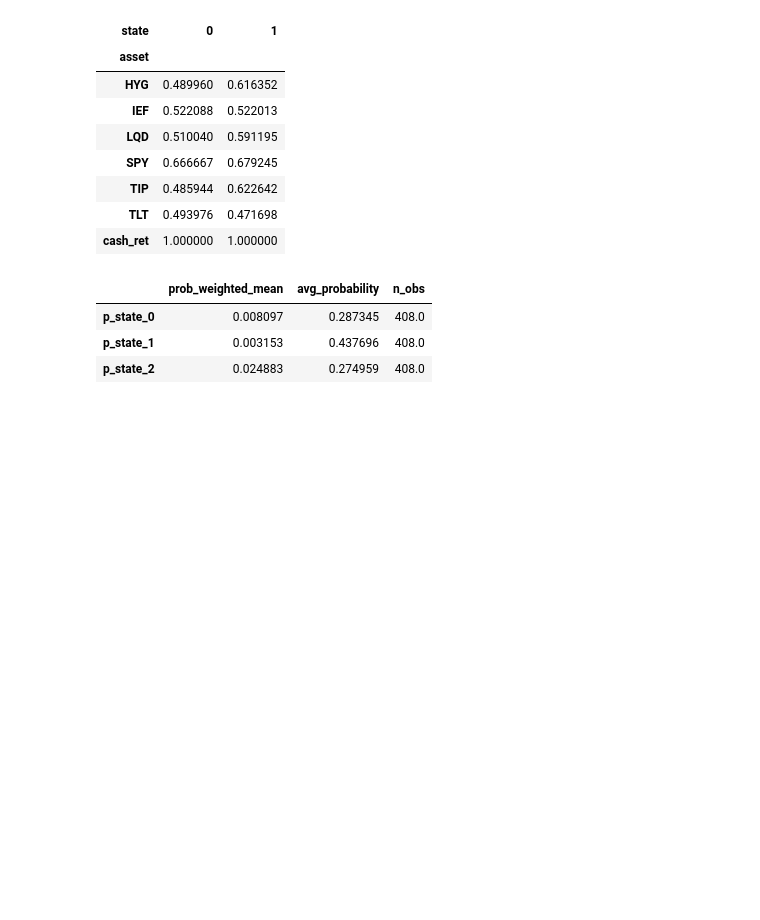
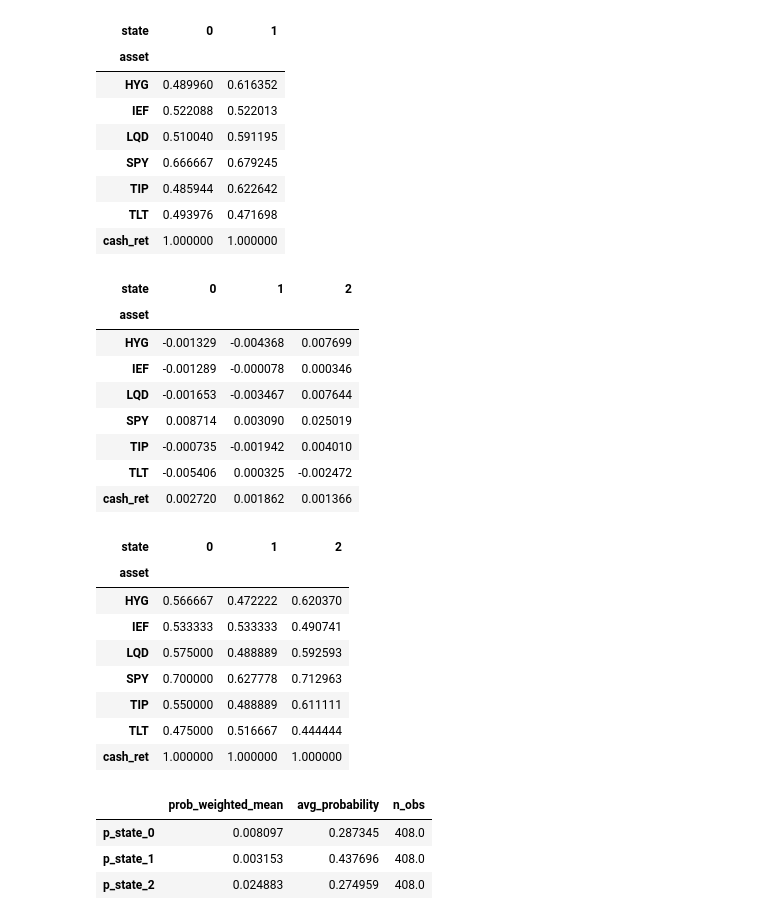
Before and after one commit to Yzc20060417/Systematic-Equities, a Jupyter notebook: Model.ipynb, the cells around one changed output. Cells and saved outputs as stored; diff of their text form; code cells hidden in the pictures; blank space fills up the shorter version.

```diff
--- a/Model.ipynb
+++ b/Model.ipynb
@@ -781,6 +780,31 @@ display(hit_4w_2s)
 | TIP | 0.485944 | 0.622642 |
 | TLT | 0.493976 | 0.471698 |
 | cash_ret | 1.000000 | 1.000000 |
+# %%
+mean_4w_3s = data_helpers.regime_mean_table(results_3s, horizon=4)
+hit_4w_3s = data_helpers.regime_hit_rate_table(results_3s, horizon=4)
+
+display(mean_4w_3s)
+display(hit_4w_3s)
+# %% [output]
+| state | 0 | 1 | 2 |
+| asset |  |  |  |
+| HYG | -0.001329 | -0.004368 | 0.007699 |
+| IEF | -0.001289 | -0.000078 | 0.000346 |
+| LQD | -0.001653 | -0.003467 | 0.007644 |
+| SPY | 0.008714 | 0.003090 | 0.025019 |
+| TIP | -0.000735 | -0.001942 | 0.004010 |
+| TLT | -0.005406 | 0.000325 | -0.002472 |
+| cash_ret | 0.002720 | 0.001862 | 0.001366 |
+| state | 0 | 1 | 2 |
+| asset |  |  |  |
+| HYG | 0.566667 | 0.472222 | 0.620370 |
+| IEF | 0.533333 | 0.533333 | 0.490741 |
+| LQD | 0.575000 | 0.488889 | 0.592593 |
+| SPY | 0.700000 | 0.627778 | 0.712963 |
+| TIP | 0.550000 | 0.488889 | 0.611111 |
+| TLT | 0.475000 | 0.516667 | 0.444444 |
+| cash_ret | 1.000000 | 1.000000 | 1.000000 |
 # %%
 pw_results_3s = data_helpers.probability_weighted_forward_returns(
     probs_df=probs_oos_3_m,   # or smoothed version
```
Also changed, not shown: parts of 3 cells of this notebook, 1 other file.
